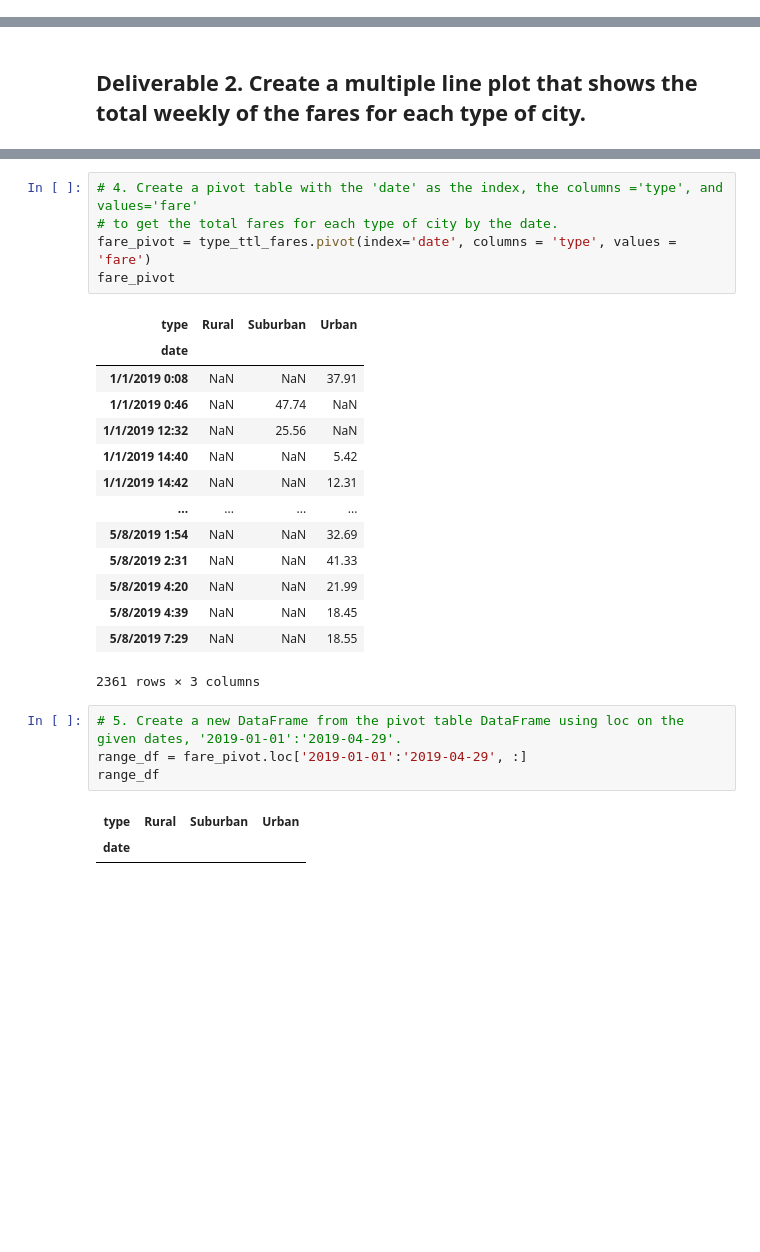
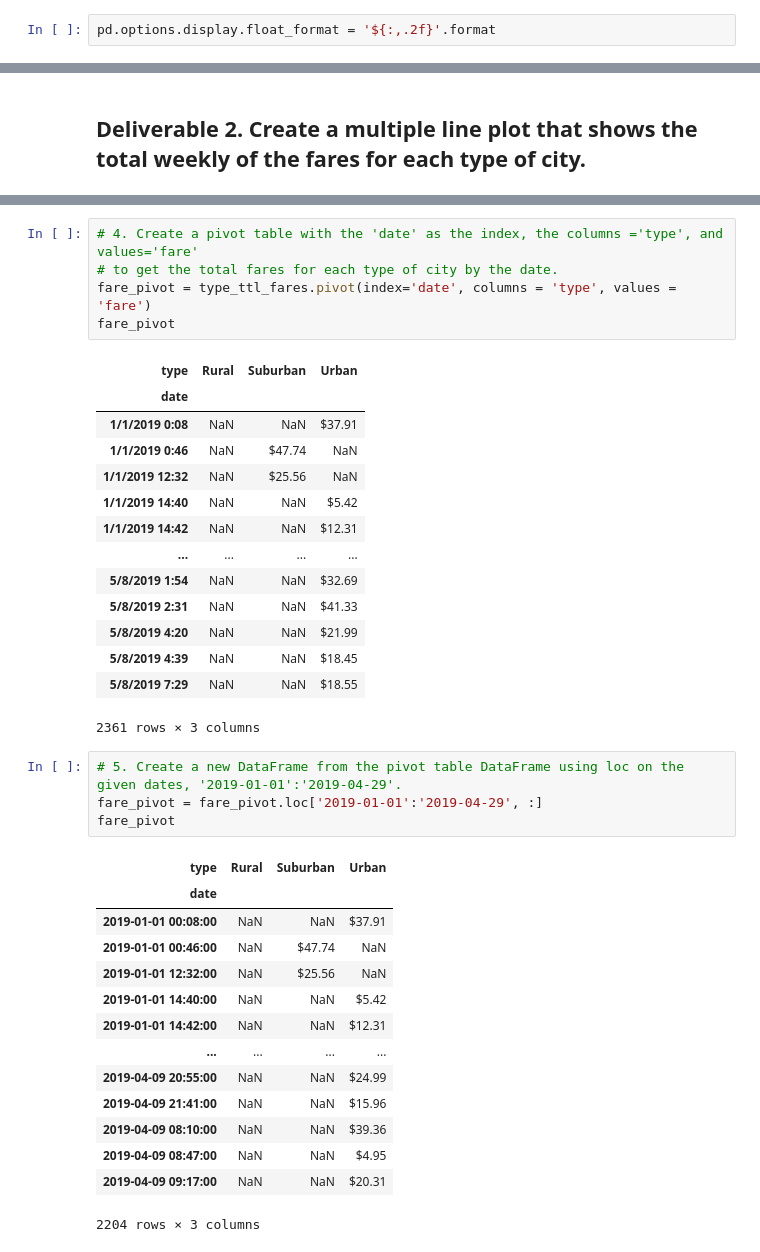
Before and after one commit to JGarza4903/PyBer_Analysis, a Jupyter notebook: PyBer_Challenge_starter_code.ipynb, the cells around one changed output, grey strips where cells are left out. Drawn from its saved outputs; the diff is of its cells as text; blank space fills up the shorter version.

```diff
--- a/PyBer_Challenge_starter_code.ipynb
+++ b/PyBer_Challenge_starter_code.ipynb
@@ -132,2 +132,4 @@ pyber_summary_df.head()
+# %%
+pd.options.display.float_format = '${:,.2f}'.format
 # %%
 #  8. Format the columns.
@@ -197,25 +200,37 @@ fare_pivot
 # %% [output]
 | type | Rural | Suburban | Urban |
 | date |  |  |  |
-| 1/1/2019 0:08 | NaN | NaN | 37.91 |
-| 1/1/2019 0:46 | NaN | 47.74 | NaN |
-| 1/1/2019 12:32 | NaN | 25.56 | NaN |
-| 1/1/2019 14:40 | NaN | NaN | 5.42 |
-| 1/1/2019 14:42 | NaN | NaN | 12.31 |
+| 1/1/2019 0:08 | NaN | NaN | $37.91 |
+| 1/1/2019 0:46 | NaN | $47.74 | NaN |
+| 1/1/2019 12:32 | NaN | $25.56 | NaN |
+| 1/1/2019 14:40 | NaN | NaN | $5.42 |
+| 1/1/2019 14:42 | NaN | NaN | $12.31 |
 | ... | ... | ... | ... |
-| 5/8/2019 1:54 | NaN | NaN | 32.69 |
-| 5/8/2019 2:31 | NaN | NaN | 41.33 |
-| 5/8/2019 4:20 | NaN | NaN | 21.99 |
-| 5/8/2019 4:39 | NaN | NaN | 18.45 |
-| 5/8/2019 7:29 | NaN | NaN | 18.55 |
+| 5/8/2019 1:54 | NaN | NaN | $32.69 |
+| 5/8/2019 2:31 | NaN | NaN | $41.33 |
+| 5/8/2019 4:20 | NaN | NaN | $21.99 |
+| 5/8/2019 4:39 | NaN | NaN | $18.45 |
+| 5/8/2019 7:29 | NaN | NaN | $18.55 |
 2361 rows × 3 columns
 # %%
 # 5. Create a new DataFrame from the pivot table DataFrame using loc on the given dates, '2019-01-01':'2019-04-29'.
-range_df = fare_pivot.loc['2019-01-01':'2019-04-29', :]
-range_df
+fare_pivot = fare_pivot.loc['2019-01-01':'2019-04-29', :]
+fare_pivot
 # %% [output]
 | type | Rural | Suburban | Urban |
 | date |  |  |  |
+| 2019-01-01 00:08:00 | NaN | NaN | $37.91 |
+| 2019-01-01 00:46:00 | NaN | $47.74 | NaN |
+| 2019-01-01 12:32:00 | NaN | $25.56 | NaN |
+| 2019-01-01 14:40:00 | NaN | NaN | $5.42 |
+| 2019-01-01 14:42:00 | NaN | NaN | $12.31 |
+| ... | ... | ... | ... |
+| 2019-04-09 20:55:00 | NaN | NaN | $24.99 |
+| 2019-04-09 21:41:00 | NaN | NaN | $15.96 |
+| 2019-04-09 08:10:00 | NaN | NaN | $39.36 |
+| 2019-04-09 08:47:00 | NaN | NaN | $4.95 |
+| 2019-04-09 09:17:00 | NaN | NaN | $20.31 |
+2204 rows × 3 columns
 # %%
 # 6. Set the "date" index to datetime datatype. This is necessary to use the resample() method in Step 8.
 # df.index = pd.to_datetime(df.index)
```
Also changed, not shown: parts of 9 cells of this notebook.
